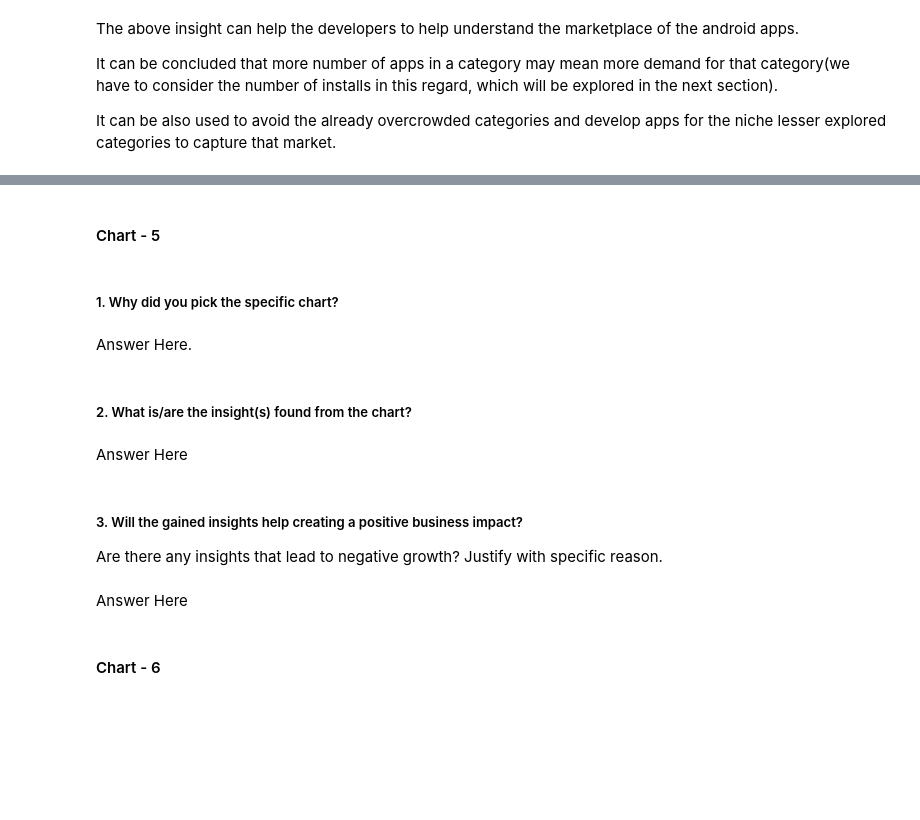
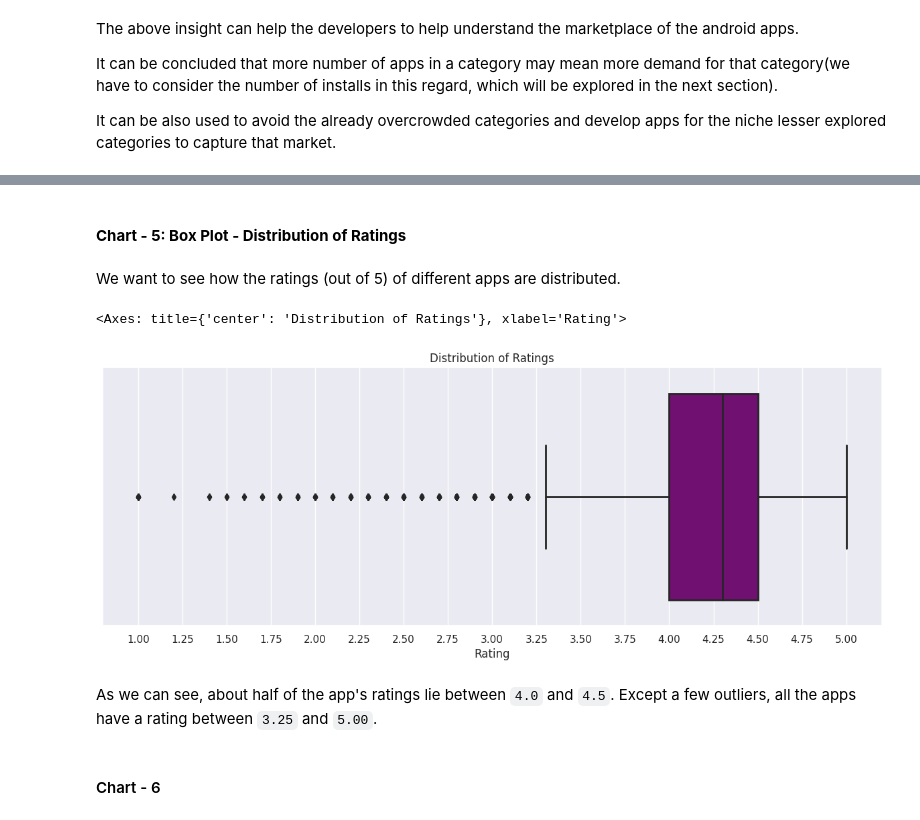
Before and after one commit to dipankarsahu1000/Play-Store-App-Review-Analysis, a Jupyter notebook: Play_Store_App_Review_Analysis.ipynb, the cells around one changed output, grey strips where cells are left out. Saved outputs shown, nothing was run; the diff lists cells and outputs as text; code cells hidden in the pictures; blank space fills up the shorter version.

```diff
--- a/Play_Store_App_Review_Analysis.ipynb
+++ b/Play_Store_App_Review_Analysis.ipynb
@@ -1095,2 +1097,2 @@ Answer Here
 # %% [markdown]
-#### Chart - 5
+#### **Chart - 5: Box Plot - Distribution of Ratings**
@@ -1099,16 +1099,15 @@ Answer Here
-# %% [markdown]
-##### 1. Why did you pick the specific chart?
-# %% [markdown]
-Answer Here.
-# %% [markdown]
-##### 2. What is/are the insight(s) found from the chart?
-# %% [markdown]
-Answer Here
-# %% [markdown]
-##### 3. Will the gained insights help creating a positive business impact?
-Are there any insights that lead to negative growth? Justify with specific reason.
-# %% [markdown]
-Answer Here
+# %% [markdown]
+We want to see how the ratings (out of 5) of different apps are distributed.
+# %%
+plt.title('Distribution of Ratings', fontsize = 12)
+plt.xticks(np.linspace(0, 5, 21))
+sns.set(rc={"figure.figsize":(15, 5)})
+sns.boxplot(x = ps_df['Rating'], orient = 'h', color = 'purple', linewidth = 2)
+# %% [output]
+<Axes: title={'center': 'Distribution of Ratings'}, xlabel='Rating'>
+[figure, added]
+# %% [markdown]
+As we can see, about half of the app's ratings lie between `4.0` and `4.5`. Except a few outliers, all the apps have a rating between `3.25` and `5.00`.
 # %% [markdown]
 #### Chart - 6
 # %%
```
Also changed, not shown: parts of 27 cells of this notebook.
